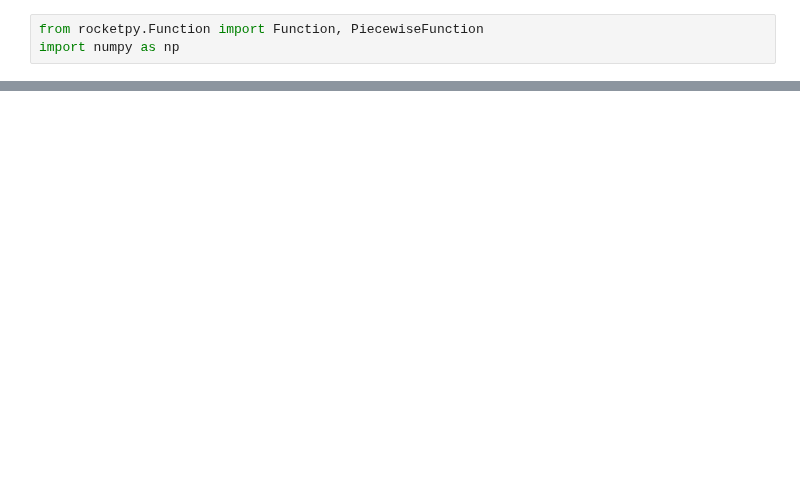
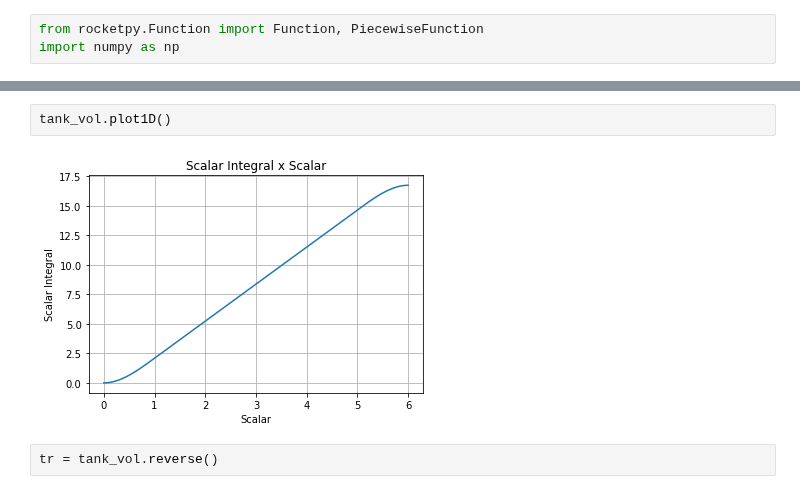
Before and after one commit to RocketPy-Team/RocketPy, a Jupyter notebook: testing.ipynb, the cells around one changed output, grey strips where cells are left out. Saved outputs shown, nothing was run; the diff lists cells and outputs as text; blank space fills up the shorter version.

```diff
--- a/testing.ipynb
+++ b/testing.ipynb
@@ -15,0 +20,6 @@ fig, ax = tank_rad.plot1D(returnObject=True)
+# %%
+tank_vol.plot1D()
+# %% [output]
+[figure, added]
+# %%
+tr = tank_vol.reverse()
```
Also changed, not shown: parts of 8 cells of this notebook, 1 other file.
